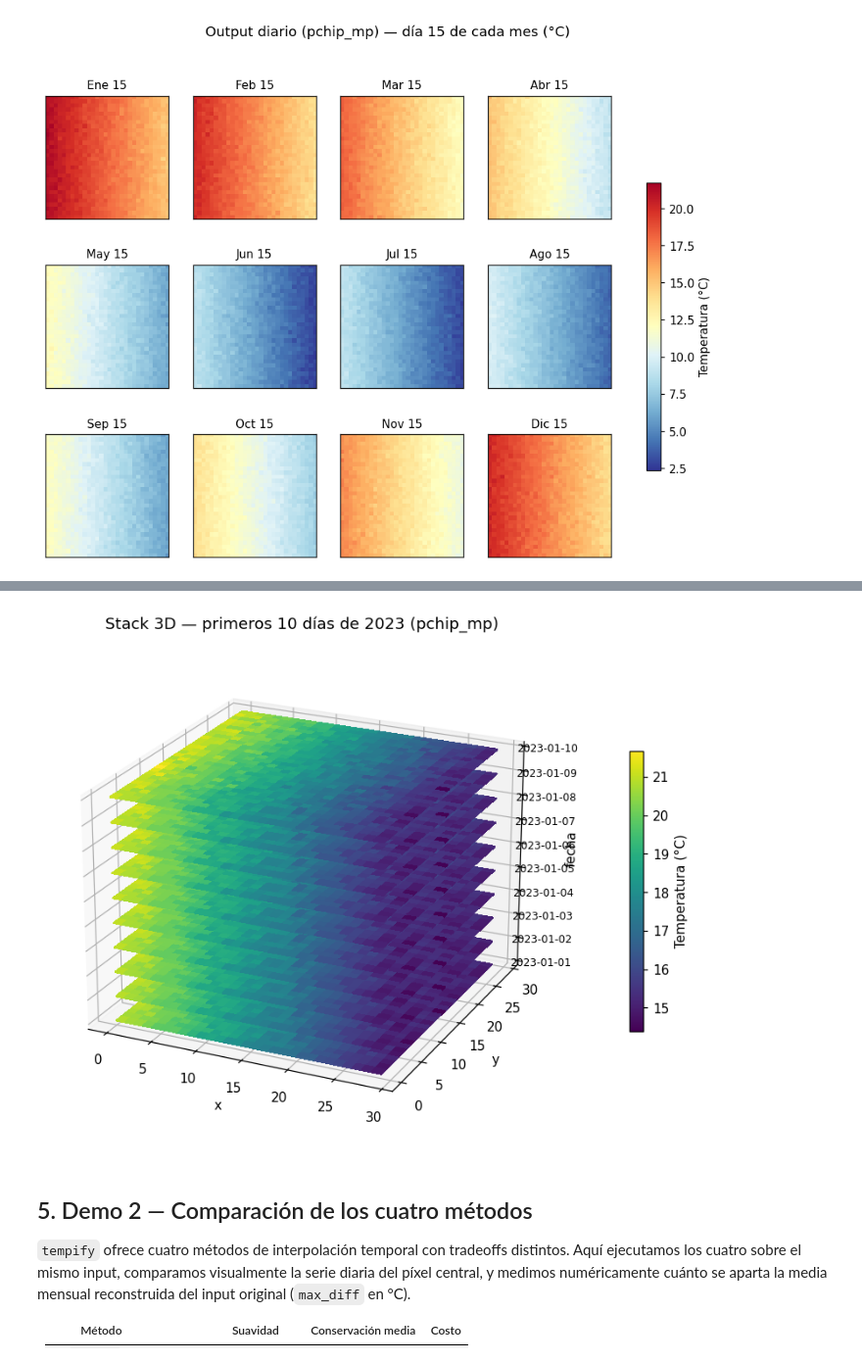
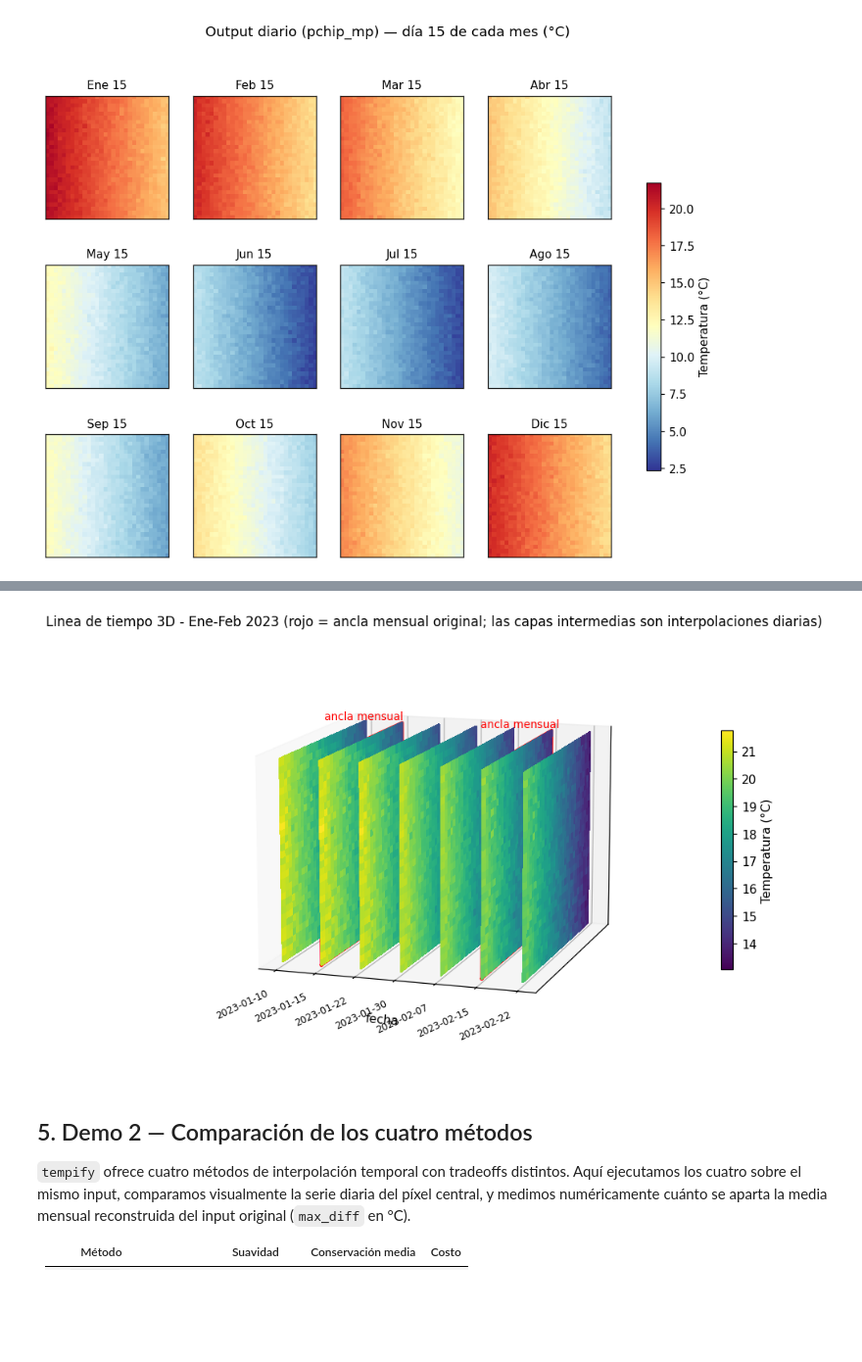
Before and after one commit to djwillichile/tempify, a Jupyter notebook: docs/tutorials/01-getting-started.ipynb, the cells around one changed output, grey strips where cells are left out. Shown at 98% size. Saved outputs shown, nothing was run; the diff lists cells and outputs as text; code cells hidden in the pictures; blank space fills up the shorter version.

```diff
--- a/docs/tutorials/01-getting-started.ipynb
+++ b/docs/tutorials/01-getting-started.ipynb
@@ -298,48 +298,87 @@ El output es exactamente lo que `tempify` promete: un **stack ráster denso**, u
 # %%
 from mpl_toolkits.mplot3d import Axes3D  # noqa: F401  registers the 3d projection
 import matplotlib.colors as mcolors
 from matplotlib import cm
 
-n_layers = 10
-start_day = 0  # Ene 1
-slab = daily_out.isel(time=slice(start_day, start_day + n_layers))
-vmin3d = float(slab.min())
-vmax3d = float(slab.max())
+# Linea de tiempo: 7 capas espaciadas ~5-8 dias.
+# Las anclas mensuales midpoint (dia 15 = Enero, dia 46 = Febrero) quedan
+# destacadas para ver como las capas interpoladas hacen de "puente" entre
+# ellas. Para todos los metodos node-preserving (linear, pchip, pchip_mp)
+# el dia 15 reproduce exactamente el input mensual de Enero, etc.
+display_days = [10, 15, 22, 30, 38, 46, 53]
+ORIGINAL_DAYS = {15, 46}  # midpoints de Ene y Feb
+
+selected = daily_out.isel(time=[d - 1 for d in display_days])
+vmin3d = float(selected.min())
+vmax3d = float(selected.max())
 norm = mcolors.Normalize(vmin=vmin3d, vmax=vmax3d)
 cmap = cm.get_cmap("viridis")
 
-xx, yy = np.meshgrid(np.arange(slab.sizes["x"]), np.arange(slab.sizes["y"]))
+ny = daily_out.sizes["y"]
+nx = daily_out.sizes["x"]
+xx_raster, yy_raster = np.meshgrid(np.arange(nx), np.arange(ny))
 
-fig = plt.figure(figsize=(10, 7), dpi=110)
+spacing = 14  # separacion entre capas en unidades 3D
+fig = plt.figure(figsize=(13, 6.5), dpi=110)
 ax = fig.add_subplot(111, projection="3d")
-for i in range(n_layers):
-    raster = slab.isel(time=i).values
+
+for i, day in enumerate(display_days):
+    raster = daily_out.isel(time=day - 1).values
     facecolors = cmap(norm(raster))
-    zz = np.full_like(xx, fill_value=i, dtype=float)
+
+    # Cada capa es un plano vertical perpendicular al eje temporal (3D x).
+    # 3D x = posicion temporal (i * spacing).
+    # 3D y = columna del raster.
+    # 3D z = fila del raster (invertida para que arriba sea arriba).
+    X = np.full_like(xx_raster, fill_value=i * spacing, dtype=float)
+    Y = xx_raster.astype(float)
+    Z = (ny - 1 - yy_raster).astype(float)
     ax.plot_surface(
-        xx, yy, zz,
+        X, Y, Z,
         facecolors=facecolors,
         rstride=1, cstride=1,
-        shade=False, antialiased=False,
+        shade=False,
+        antialiased=False,
     )
 
-date_labels = [str(slab.time.values[i])[:10] for i in range(n_layers)]
-ax.set_zticks(range(n_layers))
-ax.set_zticklabels(date_labels, fontsize=8)
-ax.set_xlabel("x")
-ax.set_ylabel("y")
-ax.set_zlabel("fecha")
-ax.view_init(elev=22, azim=-65)
+    if day in ORIGINAL_DAYS:
+        # Marco rojo grueso alrededor de la capa ancla.
+        xs = [i * spacing] * 5
+        ys = [0, nx - 1, nx - 1, 0, 0]
+        zs = [0, 0, ny - 1, ny - 1, 0]
+        ax.plot(xs, ys, zs, color="red", linewidth=2.5)
+        # Anotacion sobre la capa
+        ax.text(
+            i * spacing, nx / 2, ny + 2,
+            "ancla mensual",
+            color="red", fontsize=9, ha="center",
+        )
+
+ax.set_xticks([i * spacing for i in range(len(display_days))])
+ax.set_xticklabels(
+    [str(daily_out.time.values[d - 1])[:10] for d in display_days],
+    rotation=25, ha="right", fontsize=8,
+)
+ax.set_yticks([])
+ax.set_zticks([])
+ax.set_xlabel("fecha")
+
+# Vista lateral con leve perspectiva.
+ax.view_init(elev=12, azim=-72)
 
 mappable = cm.ScalarMappable(norm=norm, cmap=cmap)
 mappable.set_array([])
-fig.colorbar(mappable, ax=ax, shrink=0.55, pad=0.1, label="Temperatura (°C)")
+fig.colorbar(mappable, ax=ax, shrink=0.55, pad=0.08, label="Temperatura (°C)")
 
-ax.set_title(f"Stack 3D — primeros {n_layers} días de 2023 (pchip_mp)")
+ax.set_title(
+    "Linea de tiempo 3D - Ene-Feb 2023 (rojo = ancla mensual original; "
+    "las capas intermedias son interpolaciones diarias)",
+    fontsize=11,
+)
 plt.tight_layout()
 plt.show()
 # %% [output]
-[figure, old version]
+[figure, new version]
 # %% [markdown]
 ## 5. Demo 2 — Comparación de los cuatro métodos
 
```
Also changed, not shown: parts of 4 cells of this notebook.
